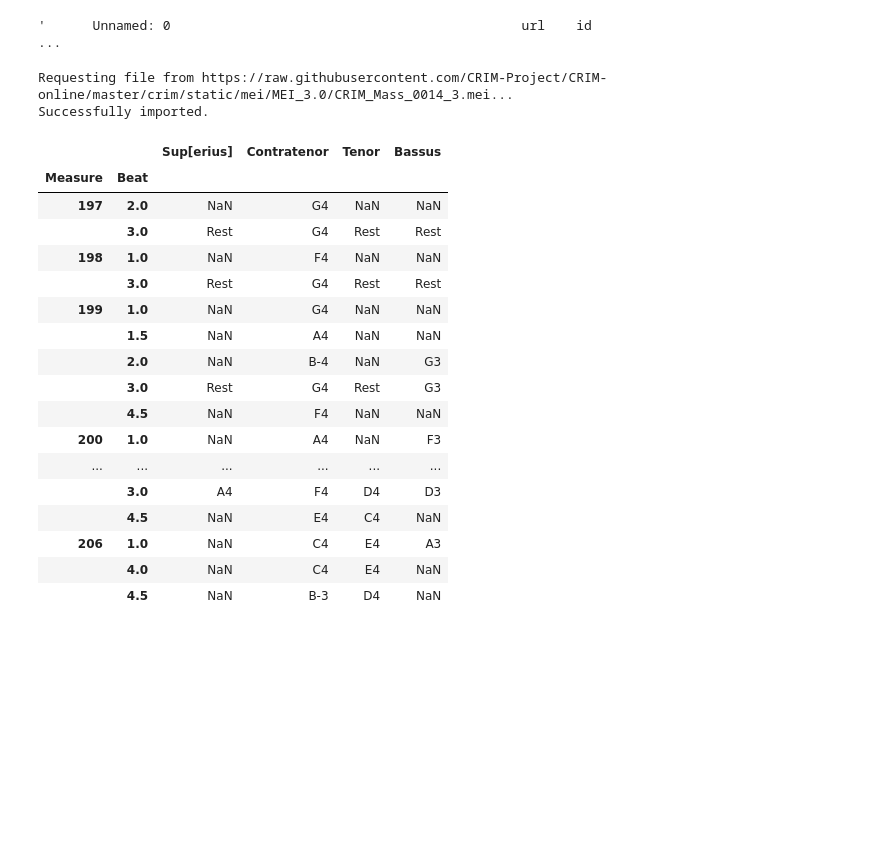
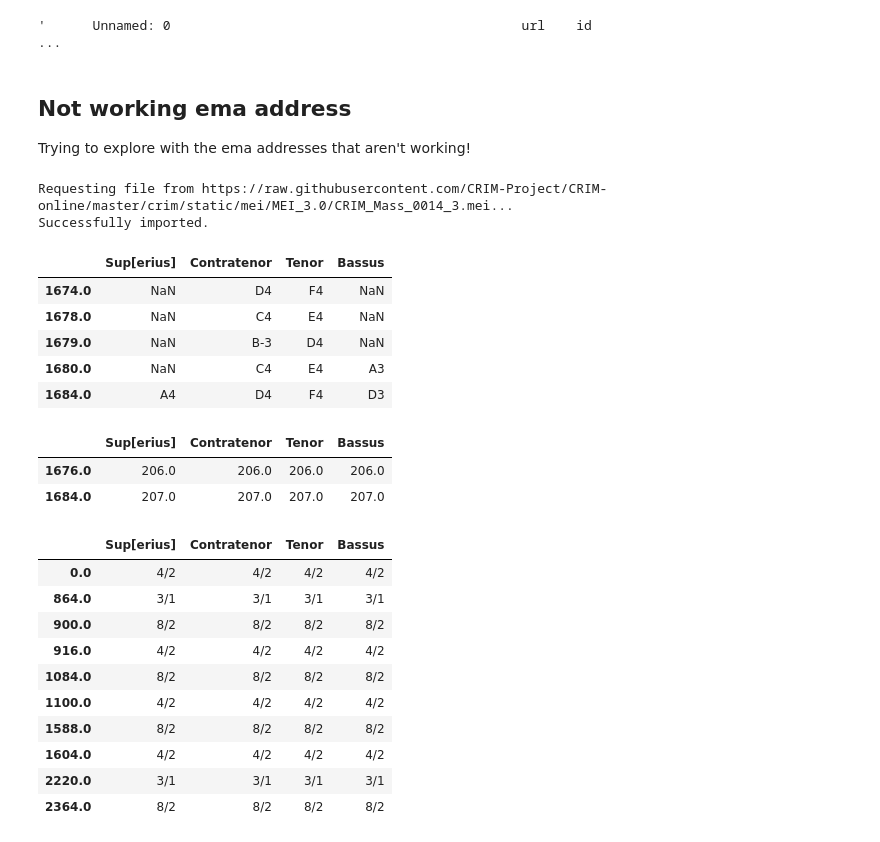
Before and after one commit to trangdang168/CRIM_Intervals_Notebooks, a Jupyter notebook: EmaToNgramPlots.ipynb, the cells around one changed output. Saved outputs shown, nothing was run; the diff lists cells and outputs as text; code cells hidden in the pictures; blank space fills up the shorter version.

Commit message:
Add some playing around with incorrect ema address

```diff
--- a/EmaToNgramPlots.ipynb
+++ b/EmaToNgramPlots.ipynb
@@ -312,28 +326,40 @@ pd.Series(scores2).hist()
+# %% [markdown]
+## Not working ema address
+
+Trying to explore with the ema addresses that aren't working!
 # %%
 piece = ObservedPiece("https://raw.githubusercontent.com/CRIM-Project/CRIM-online/master/crim/static/mei/MEI_3.0/CRIM_Mass_0014_3.mei")
 # %% [output]
 Requesting file from https://raw.githubusercontent.com/CRIM-Project/CRIM-online/master/crim/static/mei/MEI_3.0/CRIM_Mass_0014_3.mei...
 Successfully imported.
 # %%
-piece_indexed = piece.detailIndex(df=piece.getNoteRest())
+# First, check if retrieved the correct beats and measures
+piece.getNoteRest().loc[1674:1684]
+# %% [output]
+|  | Sup[erius] | Contratenor | Tenor | Bassus |
+| 1674.0 | NaN | D4 | F4 | NaN |
+| 1678.0 | NaN | C4 | E4 | NaN |
+| 1679.0 | NaN | B-3 | D4 | NaN |
+| 1680.0 | NaN | C4 | E4 | A3 |
+| 1684.0 | A4 | D4 | F4 | D3 |
 # %%
-piece_indexed.loc[197:206]
+ms = piece.getMeasure()
+ms[(ms == 206) | (ms == 207)].dropna()
 # %% [output]
-|  |  | Sup[erius] | Contratenor | Tenor | Bassus |
-| Measure | Beat |  |  |  |  |
-| 197 | 2.0 | NaN | G4 | NaN | NaN |
-|  | 3.0 | Rest | G4 | Rest | Rest |
-| 198 | 1.0 | NaN | F4 | NaN | NaN |
-|  | 3.0 | Rest | G4 | Rest | Rest |
-| 199 | 1.0 | NaN | G4 | NaN | NaN |
-|  | 1.5 | NaN | A4 | NaN | NaN |
-|  | 2.0 | NaN | B-4 | NaN | G3 |
-|  | 3.0 | Rest | G4 | Rest | G3 |
-|  | 4.5 | NaN | F4 | NaN | NaN |
-| 200 | 1.0 | NaN | A4 | NaN | F3 |
-| ... | ... | ... | ... | ... | ... |
-|  | 3.0 | A4 | F4 | D4 | D3 |
-|  | 4.5 | NaN | E4 | C4 | NaN |
-| 206 | 1.0 | NaN | C4 | E4 | A3 |
-|  | 4.0 | NaN | C4 | E4 | NaN |
-|  | 4.5 | NaN | B-3 | D4 | NaN |
+|  | Sup[erius] | Contratenor | Tenor | Bassus |
+| 1676.0 | 206.0 | 206.0 | 206.0 | 206.0 |
+| 1684.0 | 207.0 | 207.0 | 207.0 | 207.0 |
+# %%
+piece.getTimeSignature()
+# %% [output]
+|  | Sup[erius] | Contratenor | Tenor | Bassus |
+| 0.0 | 4/2 | 4/2 | 4/2 | 4/2 |
+| 864.0 | 3/1 | 3/1 | 3/1 | 3/1 |
+| 900.0 | 8/2 | 8/2 | 8/2 | 8/2 |
+| 916.0 | 4/2 | 4/2 | 4/2 | 4/2 |
+| 1084.0 | 8/2 | 8/2 | 8/2 | 8/2 |
+| 1100.0 | 4/2 | 4/2 | 4/2 | 4/2 |
+| 1588.0 | 8/2 | 8/2 | 8/2 | 8/2 |
+| 1604.0 | 4/2 | 4/2 | 4/2 | 4/2 |
+| 2220.0 | 3/1 | 3/1 | 3/1 | 3/1 |
+| 2364.0 | 8/2 | 8/2 | 8/2 | 8/2 |
```
Also changed, not shown: parts of 12 cells of this notebook.
